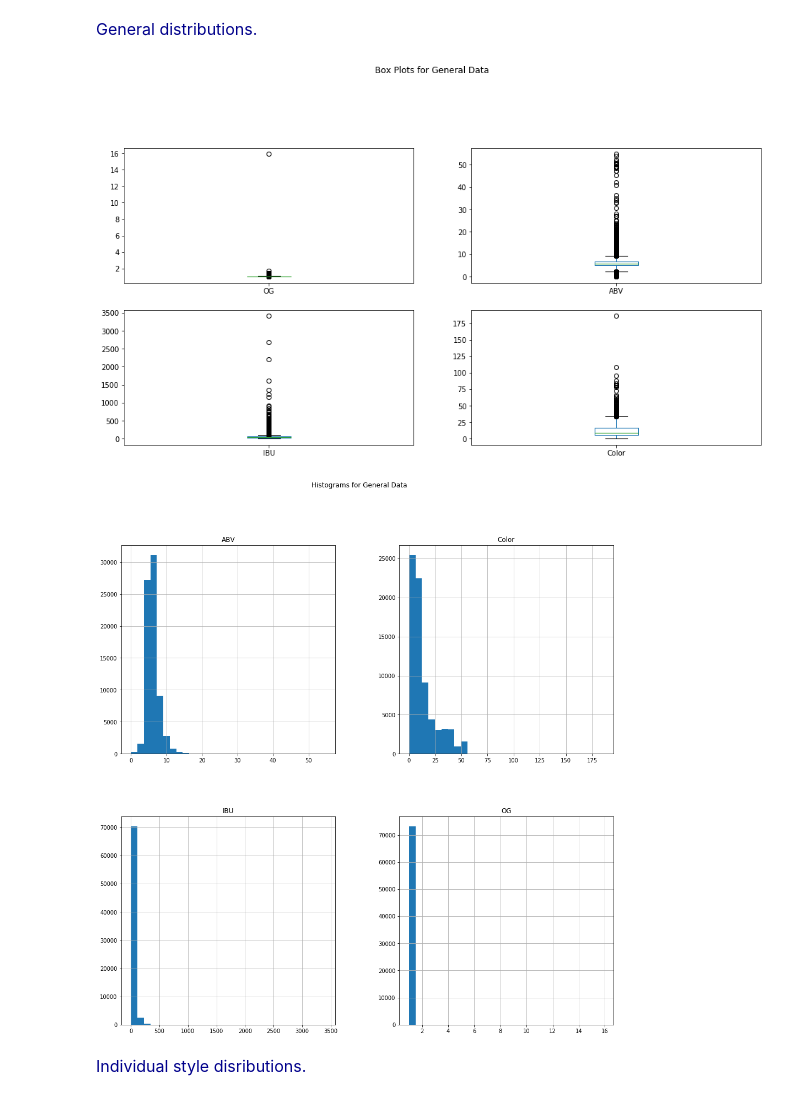
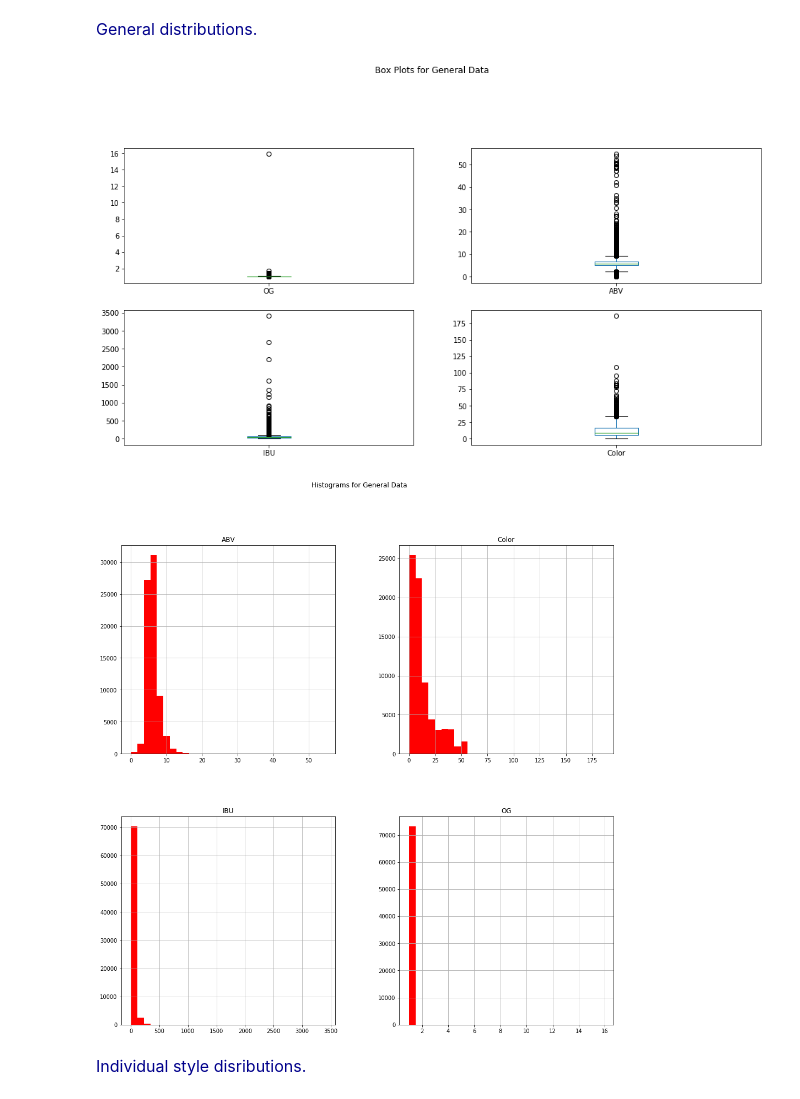
Before and after one commit to megha4994/3250-Team-3-Project, a Jupyter notebook: Term Project.ipynb, the cells around one changed output. Cells and saved outputs as stored; diff of their text form; code cells hidden in the pictures.

```diff
--- a/Term Project.ipynb
+++ b/Term Project.ipynb
@@ -487,13 +487,13 @@ plt.show()
 # %%
 dfNumeric = dfClean[['OG', 'ABV', 'IBU', 'Color']]
 dfNumeric.plot(kind='box',subplots=True,layout=(4,2),sharex=False,
                                               sharey=False,figsize=(16,16), title='Box Plots for General Data')
-dfNumeric.hist(bins=30, figsize=(16,16))
+dfNumeric.hist(bins=30, figsize=(16,16), color='red')
 plt.suptitle('Histograms for General Data')
 plt.show()
 # %% [output]
 [figure]
-[figure, old version]
+[figure, new version]
 # %% [markdown]
 <div style="font-size:16px; color:darkblue;">
     Individual style disributions.
```
Also changed, not shown: parts of 2 cells of this notebook.
